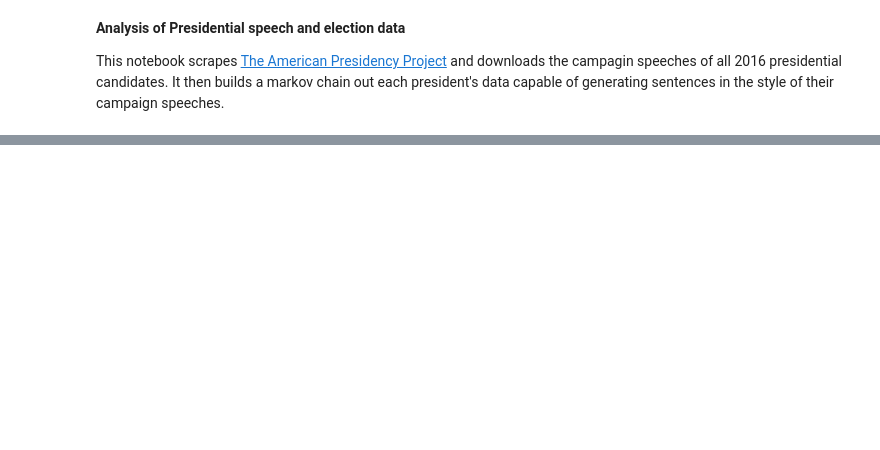
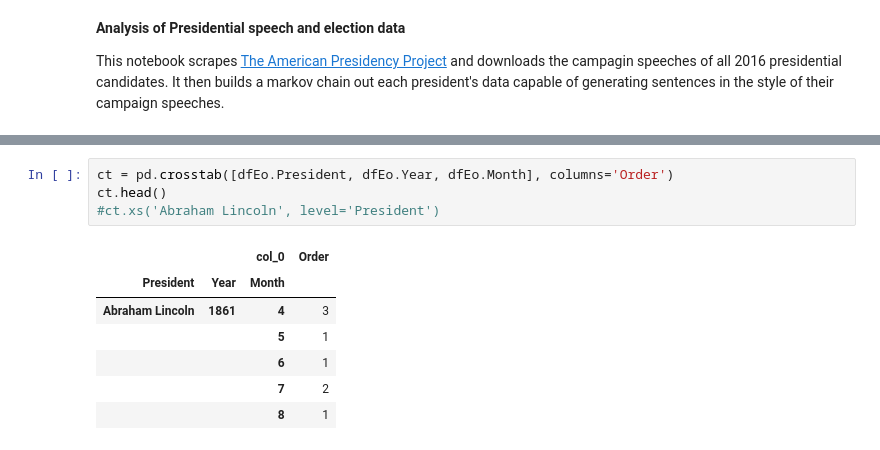
Before and after one commit to nickk752/presidential-data-science, a Jupyter notebook: PresidentAnalysis.ipynb, the cells around one changed output, grey strips where cells are left out. Drawn from its saved outputs; the diff is of its cells as text; blank space fills up the shorter version.

```diff
--- a/PresidentAnalysis.ipynb
+++ b/PresidentAnalysis.ipynb
@@ -143,0 +209,12 @@ import tensorflow as tf
+# %%
+ct = pd.crosstab([dfEo.President, dfEo.Year, dfEo.Month], columns='Order')
+ct.head()
+#ct.xs('Abraham Lincoln', level='President')
+# %% [output]
+|  |  | col_0 | Order |
+| President | Year | Month |  |
+| Abraham Lincoln | 1861 | 4 | 3 |
+|  |  | 5 | 1 |
+|  |  | 6 | 1 |
+|  |  | 7 | 2 |
+|  |  | 8 | 1 |
```
Also changed, not shown: parts of 23 cells of this notebook, 6 other files.
